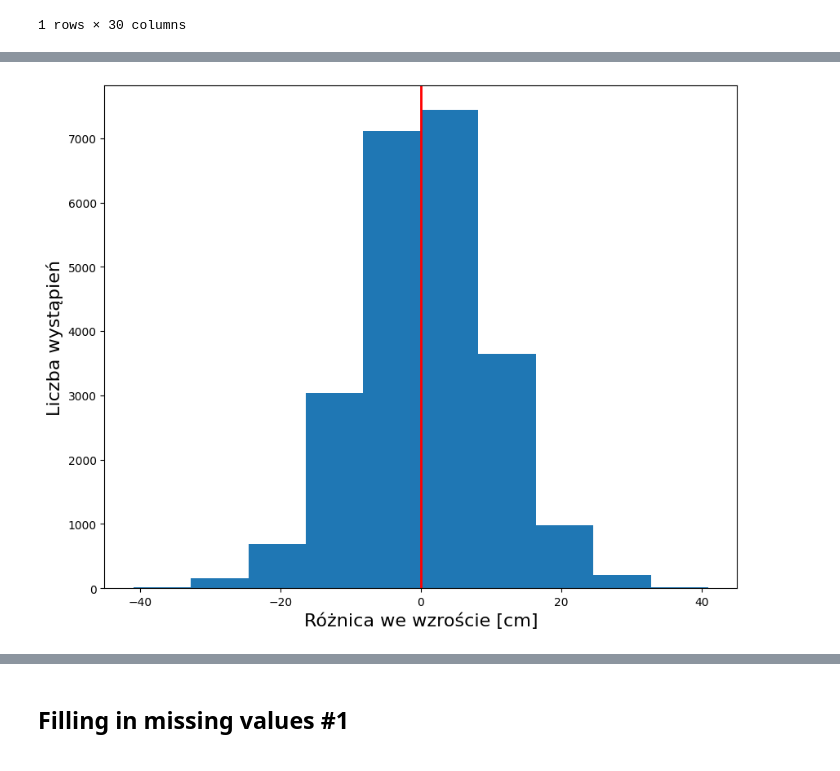
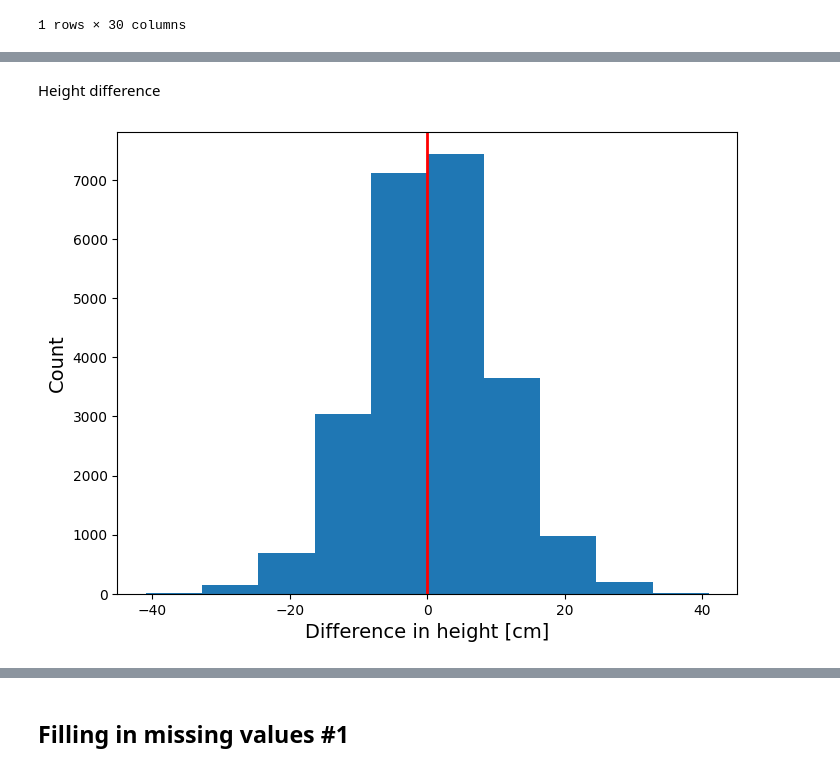
Before and after one commit to JakubWalczak1/tennis_project, a Jupyter notebook: jupyter_notebooks/01_data_cleansing_and_data_engineering.ipynb, the cells around one changed output, grey strips where cells are left out. Cells and saved outputs as stored; diff of their text form; code cells hidden in the pictures.

```diff
--- a/jupyter_notebooks/01_data_cleansing_and_data_engineering.ipynb
+++ b/jupyter_notebooks/01_data_cleansing_and_data_engineering.ipynb
@@ -229,16 +219,23 @@ plt.show()
+# %% [markdown]
+Height difference
 # %%
+# Function to compare chosen features between winner and loser by drawing histogram of difference.
+def compare_players(winner_column, loser_column, x_title, y_title='Count'):
+    plt.figure(figsize=(8, 6))
+    hight_difference = train_data[winner_column] - train_data[loser_column]
+
+    # Calculating bin edges for histogram to be symmetric around 0.
+    bin_width = (2 * int(abs(hight_difference).max())) / 10
+    bin_edges = [i * bin_width for i in range(-5, 6)]
+
+    plt.hist(hight_difference[hight_difference != 0], bins=bin_edges)
+    plt.xlabel(x_title, fontsize=14)
+    plt.ylabel(y_title, fontsize=14)
+    plt.axvline(x=0, color='red', linestyle='-', linewidth=2)
+    plt.show()
+
+
 # Difference of hight between winner and loser.
-fig, ax = plt.subplots(1, 1, figsize=(10, 8))
-hight_difference = train_data['winner_ht'] - train_data['loser_ht']
-
-# Calculating bin edges for histogram to be symmetric around 0.
-bin_width = (2 * int(abs(hight_difference).max())) / 10
-bin_edges = [i * bin_width for i in range(-5, 6)]
-
-hight_difference[hight_difference != 0].hist(ax=ax, grid=False, bins=bin_edges)
-ax.set_xlabel('Różnica we wzroście [cm]', fontsize=16)
-ax.set_ylabel('Liczba wystąpień', fontsize=16)
-ax.axvline(x=0, color='red', linestyle='-', linewidth=2)
-plt.show()
+compare_players('winner_ht', 'loser_ht', 'Difference in height [cm]')
 # %% [output]
-[figure, old version]
+[figure, new version]
```
Also changed, not shown: parts of 20 cells of this notebook, 1 other file.
